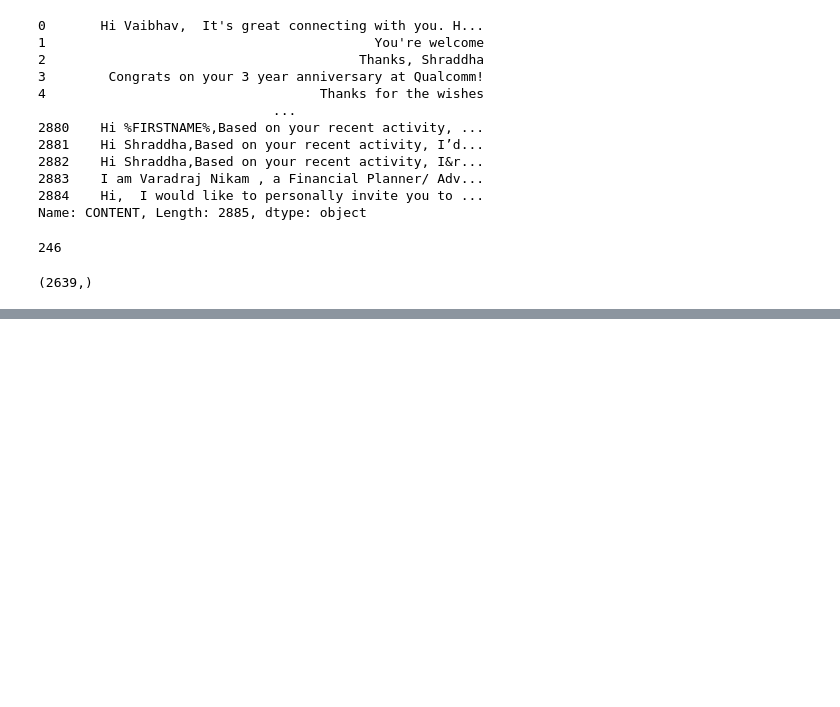
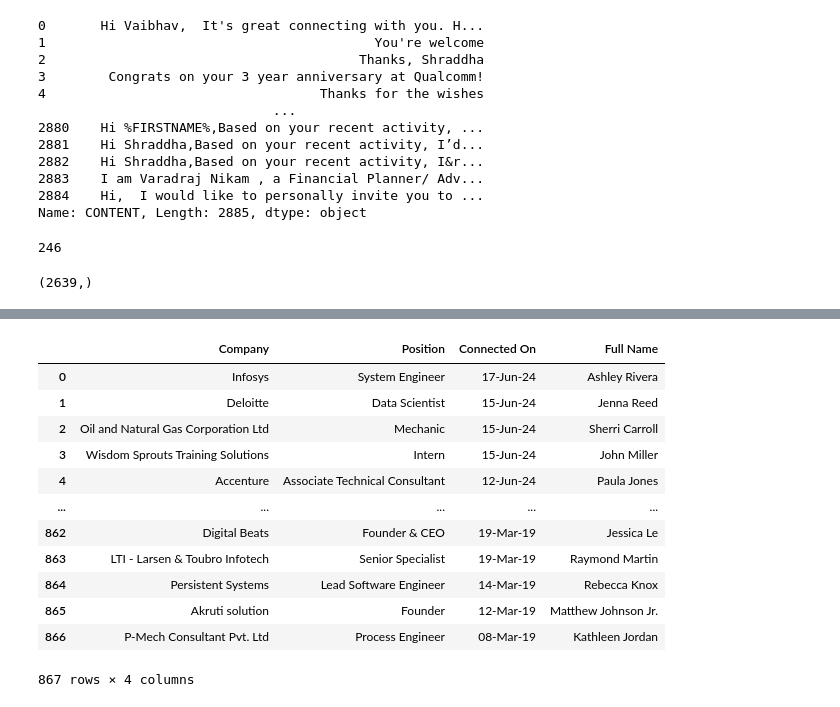
Before and after one commit to sr606/LinkedIn-Data-Mining-Analysis, a Jupyter notebook: LinkedIn_Data_Mining_Analyzing.ipynb, the cells around one changed output, grey strips where cells are left out. Saved outputs shown, nothing was run; the diff lists cells and outputs as text; code cells hidden in the pictures; blank space fills up the shorter version.

```diff
--- a/LinkedIn_Data_Mining_Analyzing.ipynb
+++ b/LinkedIn_Data_Mining_Analyzing.ipynb
@@ -382,0 +390,16 @@ messages.to_csv('messages.csv')
+# %%
+connections
+# %% [output]
+|  | Company | Position | Connected On | Full Name |
+| 0 | Infosys | System Engineer | 17-Jun-24 | Ashley Rivera |
+| 1 | Deloitte | Data Scientist | 15-Jun-24 | Jenna Reed |
+| 2 | Oil and Natural Gas Corporation Ltd | Mechanic | 15-Jun-24 | Sherri Carroll |
+| 3 | Wisdom Sprouts Training Solutions | Intern | 15-Jun-24 | John Miller |
+| 4 | Accenture | Associate Technical Consultant | 12-Jun-24 | Paula Jones |
+| ... | ... | ... | ... | ... |
+| 862 | Digital Beats | Founder & CEO | 19-Mar-19 | Jessica Le |
+| 863 | LTI - Larsen & Toubro Infotech | Senior Specialist | 19-Mar-19 | Raymond Martin |
+| 864 | Persistent Systems | Lead Software Engineer | 14-Mar-19 | Rebecca Knox |
+| 865 | Akruti solution | Founder | 12-Mar-19 | Matthew Johnson Jr. |
+| 866 | P-Mech Consultant Pvt. Ltd | Process Engineer | 08-Mar-19 | Kathleen Jordan |
+867 rows × 4 columns
```
Also changed, not shown: parts of 15 cells of this notebook.
